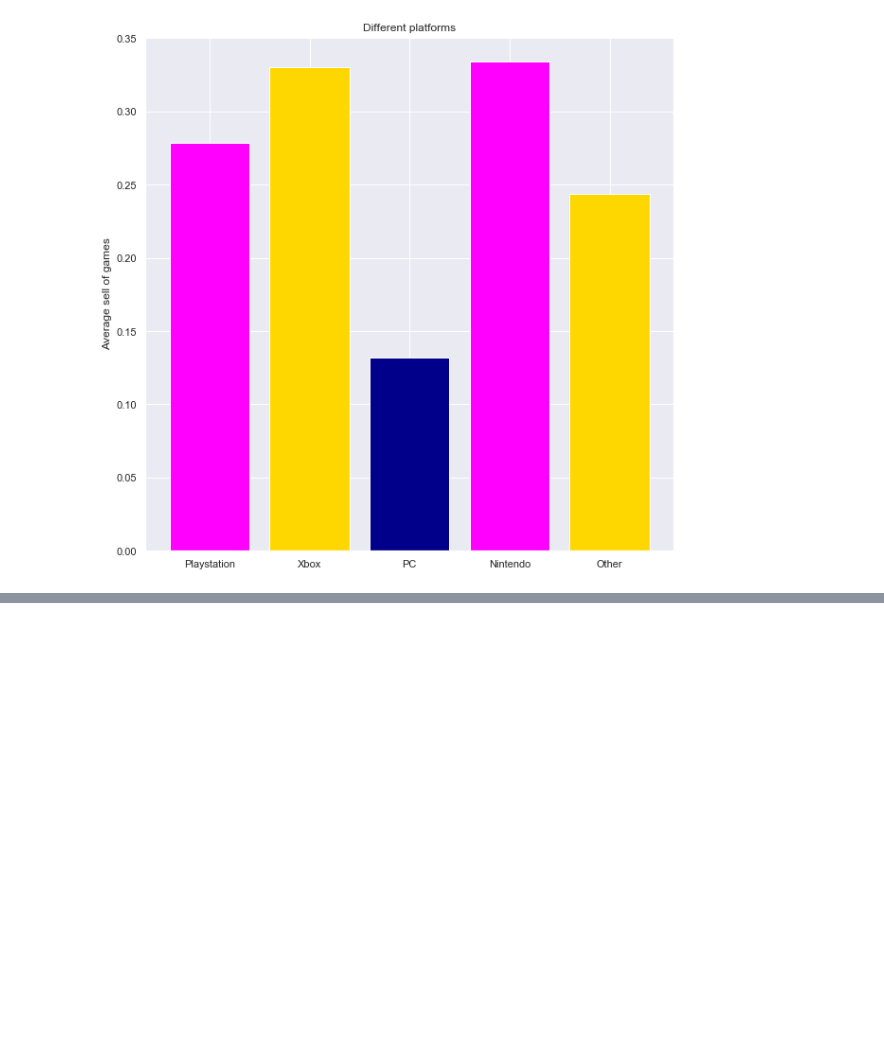
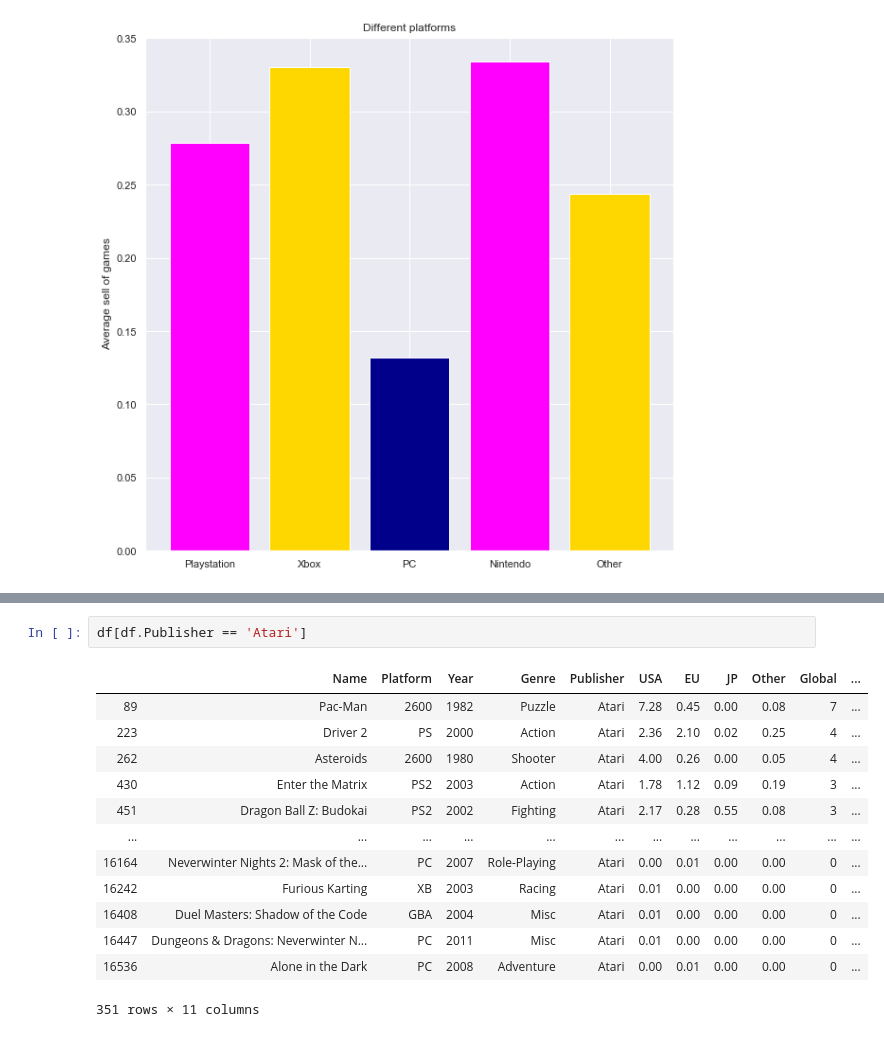
Before and after one commit to LeDorean/videogame_analysis, a Jupyter notebook: Untitled1.ipynb, the cells around one changed output, grey strips where cells are left out. Cells and saved outputs as stored; diff of their text form; blank space fills up the shorter version.

```diff
--- a/Untitled1.ipynb
+++ b/Untitled1.ipynb
@@ -344,0 +421,16 @@ plt.show()
+# %%
+df[df.Publisher == 'Atari']
+# %% [output]
+|  | Name | Platform | Year | Genre | Publisher | USA | EU | JP | Other | Global | ... |
+| 89 | Pac-Man | 2600 | 1982 | Puzzle | Atari | 7.28 | 0.45 | 0.00 | 0.08 | 7 | ... |
+| 223 | Driver 2 | PS | 2000 | Action | Atari | 2.36 | 2.10 | 0.02 | 0.25 | 4 | ... |
+| 262 | Asteroids | 2600 | 1980 | Shooter | Atari | 4.00 | 0.26 | 0.00 | 0.05 | 4 | ... |
+| 430 | Enter the Matrix | PS2 | 2003 | Action | Atari | 1.78 | 1.12 | 0.09 | 0.19 | 3 | ... |
+| 451 | Dragon Ball Z: Budokai | PS2 | 2002 | Fighting | Atari | 2.17 | 0.28 | 0.55 | 0.08 | 3 | ... |
+| ... | ... | ... | ... | ... | ... | ... | ... | ... | ... | ... | ... |
+| 16164 | Neverwinter Nights 2: Mask of the... | PC | 2007 | Role-Playing | Atari | 0.00 | 0.01 | 0.00 | 0.00 | 0 | ... |
+| 16242 | Furious Karting | XB | 2003 | Racing | Atari | 0.01 | 0.00 | 0.00 | 0.00 | 0 | ... |
+| 16408 | Duel Masters: Shadow of the Code | GBA | 2004 | Misc | Atari | 0.01 | 0.00 | 0.00 | 0.00 | 0 | ... |
+| 16447 | Dungeons & Dragons: Neverwinter N... | PC | 2011 | Misc | Atari | 0.01 | 0.00 | 0.00 | 0.00 | 0 | ... |
+| 16536 | Alone in the Dark | PC | 2008 | Adventure | Atari | 0.00 | 0.01 | 0.00 | 0.00 | 0 | ... |
+351 rows × 11 columns
```
Also changed, not shown: parts of 7 cells of this notebook.
